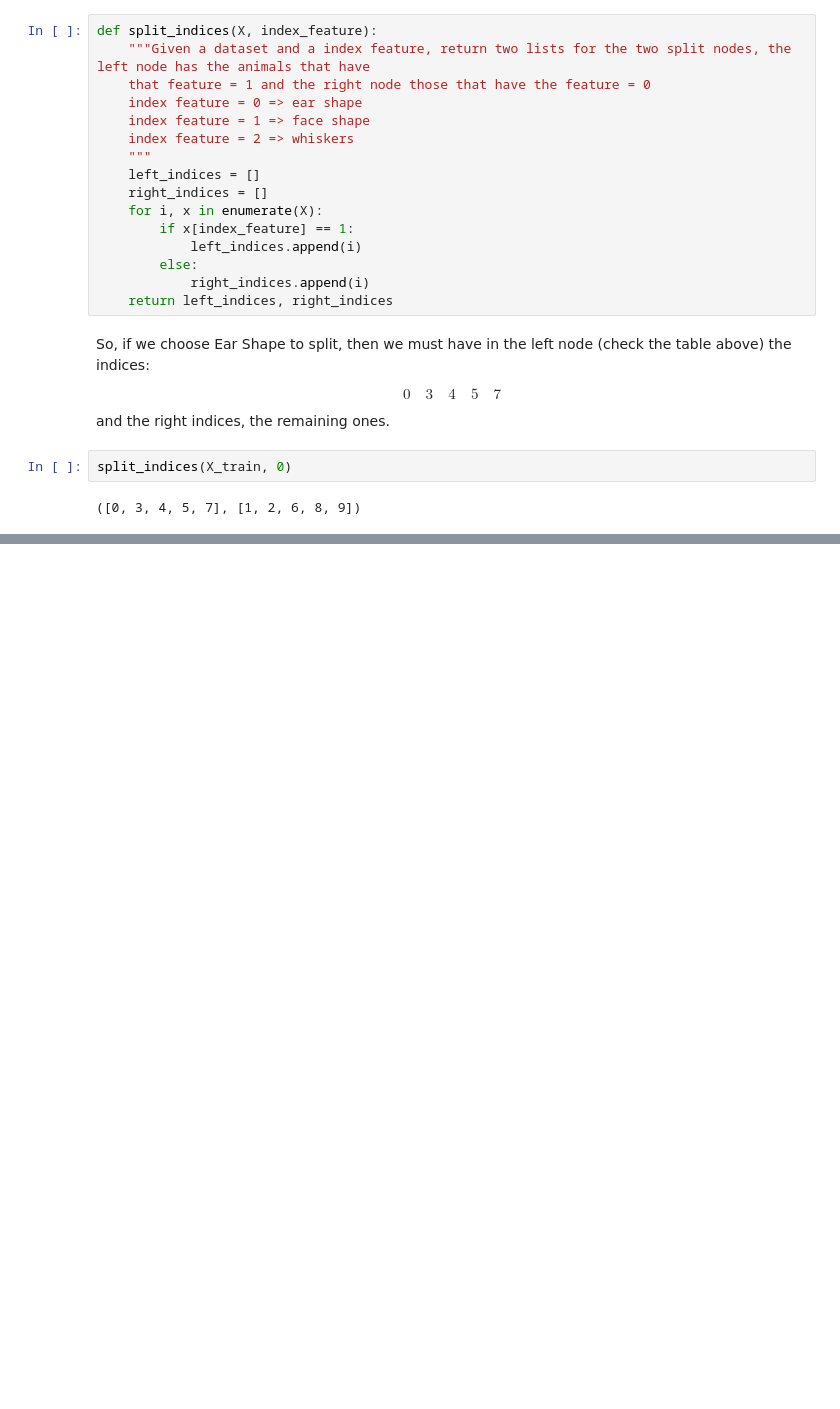
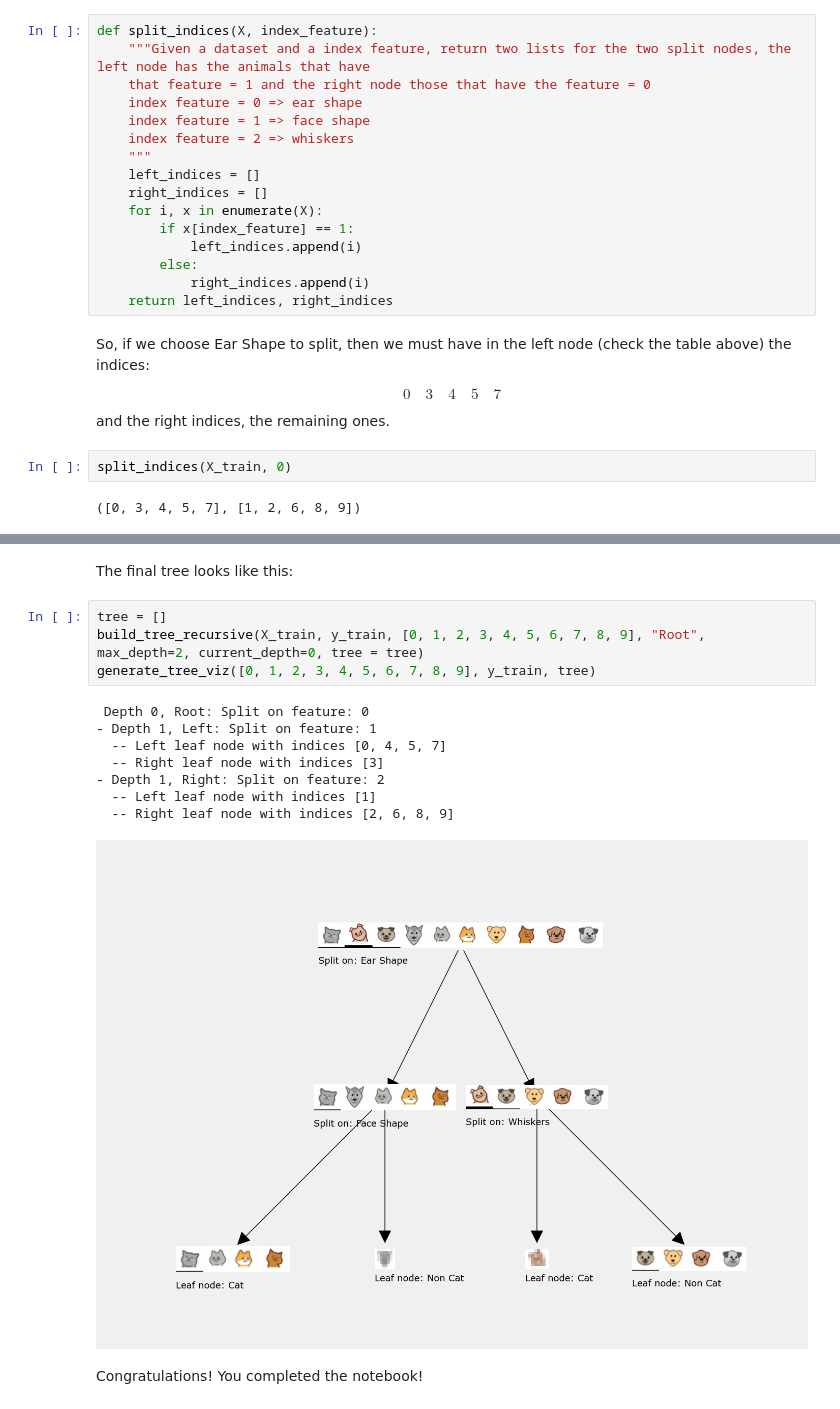
Before and after one commit to OoFa99/Machine-Learning-Specialization, a Jupyter notebook: C2_Advanced Learning Algorithms/Week4/C2_W4_Lab01_Decision_Trees.ipynb, the cells around one changed output, grey strips where cells are left out. Saved outputs shown, nothing was run; the diff lists cells and outputs as text; blank space fills up the shorter version.

```diff
--- a/C2_Advanced Learning Algorithms/Week4/C2_W4_Lab01_Decision_Trees.ipynb
+++ b/C2_Advanced Learning Algorithms/Week4/C2_W4_Lab01_Decision_Trees.ipynb
@@ -127,0 +199,17 @@ split_indices(X_train, 0)
+# %% [markdown]
+The final tree looks like this:
+# %%
+tree = []
+build_tree_recursive(X_train, y_train, [0, 1, 2, 3, 4, 5, 6, 7, 8, 9], "Root", max_depth=2, current_depth=0, tree = tree)
+generate_tree_viz([0, 1, 2, 3, 4, 5, 6, 7, 8, 9], y_train, tree)
+# %% [output]
+ Depth 0, Root: Split on feature: 0
+- Depth 1, Left: Split on feature: 1
+  -- Left leaf node with indices [0, 4, 5, 7]
+  -- Right leaf node with indices [3]
+- Depth 1, Right: Split on feature: 2
+  -- Left leaf node with indices [1]
+  -- Right leaf node with indices [2, 6, 8, 9]
+[figure, added]
+# %% [markdown]
+Congratulations! You completed the notebook!
```
Also changed, not shown: parts of 11 cells of this notebook.
